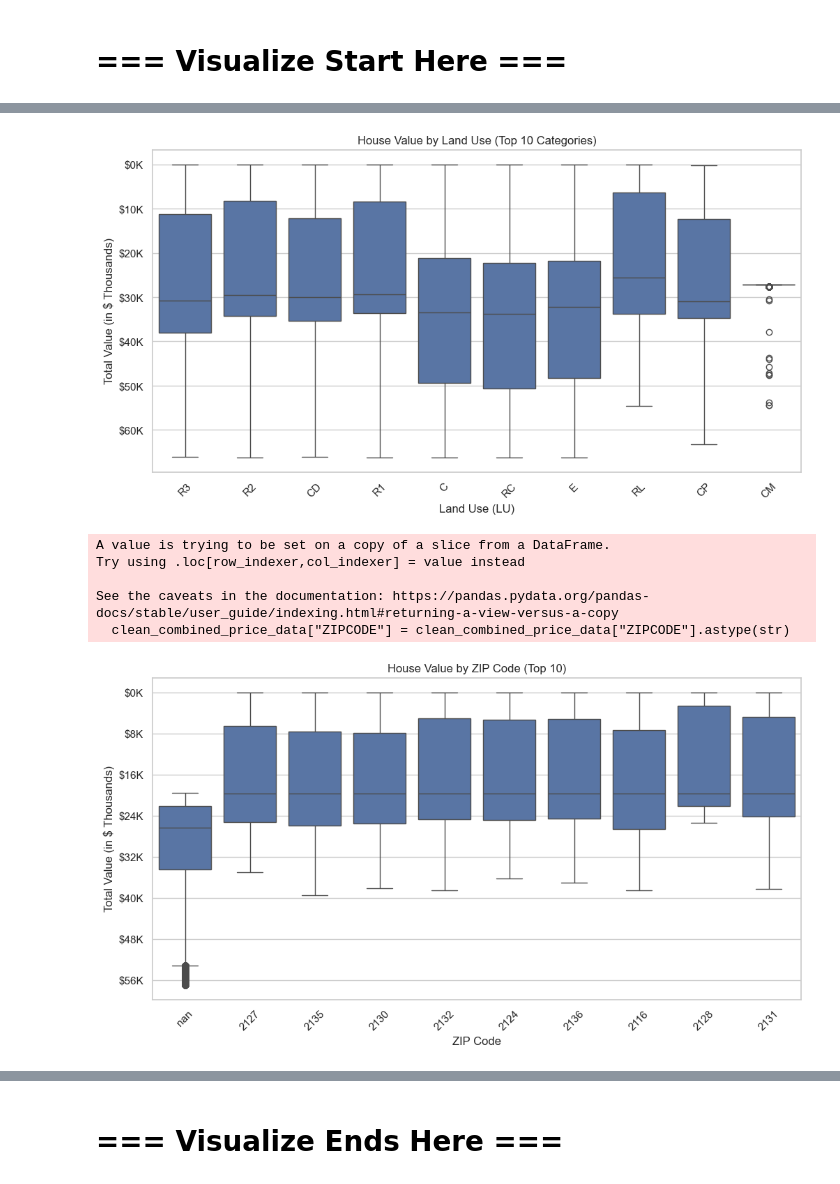
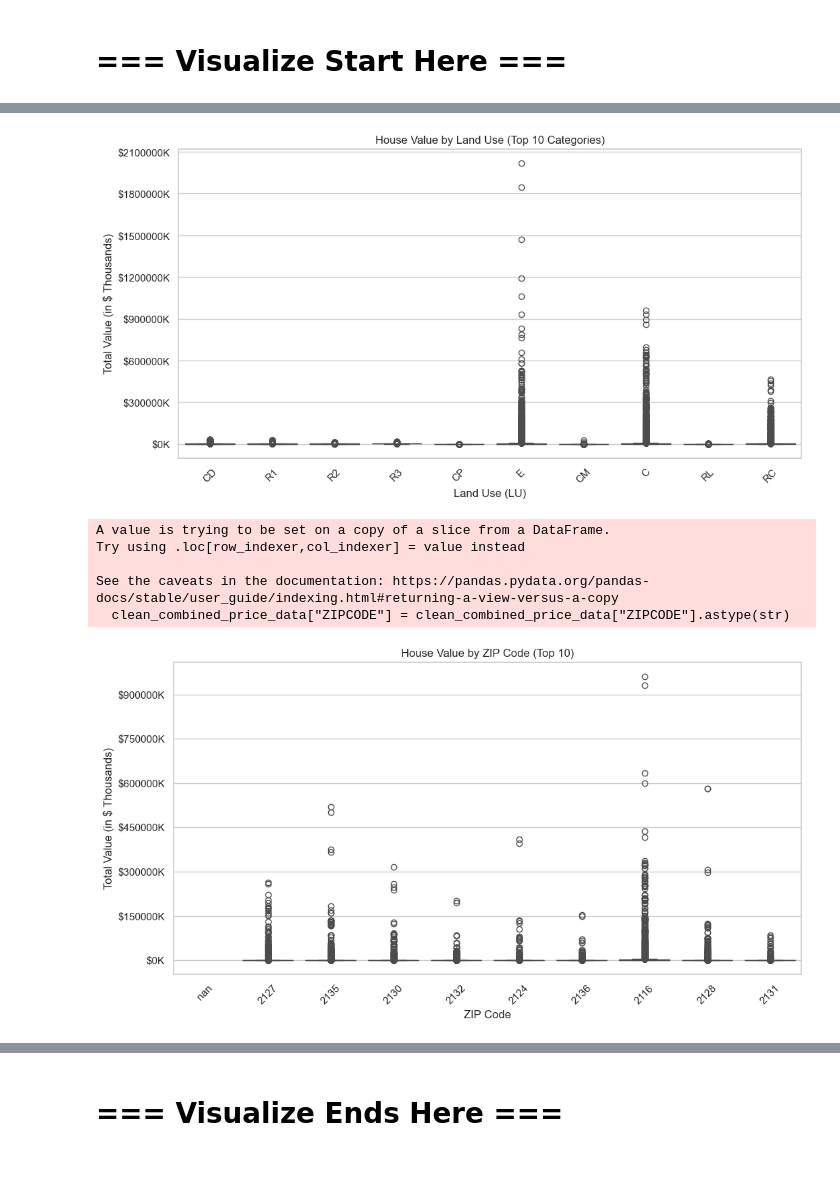
Before and after one commit to HarshaBeth/Boston-Area-Price-and-Crime-Prediction, a Jupyter notebook: backend/notebooks/price_prediction_model.ipynb, the cells around one changed output, grey strips where cells are left out. Cells and saved outputs as stored; diff of their text form; code cells hidden in the pictures.

Commit message:
Data cleaning and Regression model pipeline built

```diff
--- a/backend/notebooks/price_prediction_model.ipynb
+++ b/backend/notebooks/price_prediction_model.ipynb
@@ -84,3 +76,9 @@ Cleaned combined dataset shape:  (528732, 139)
 # %%
-print("These are all the columns: \n", clean_combined_price_data.columns)
+cols = list(clean_combined_price_data.columns)
+with open("clean_combined_price_data_columns.txt", "w", encoding="utf-8") as f:
+    f.write("These are all the columns:\n")
+    for c in cols:
+        f.write(f"{c}\n")
+
+print(f"Wrote {len(cols)} columns to clean_combined_price_data_columns.txt")
 # %% [output]
@@ -104,0 +106,2 @@ Index(['PID', 'CM_ID', 'ST_NUM', 'ST_NAME', 'ST_NAME_SUF', 'UNIT_NUM',
+# %%
+clean_combined_price_data['TOTAL_VALUE'] = clean_combined_price_data['TOTAL_VALUE'].str.replace('$', '').str.replace(',', '').astype(float)
@@ -137,22 +138,22 @@ Sample values: [' $9,252.42 ' ' $9,761.94 ' ' $9,448.12 ' ' $8,964.08 ' ' $8,936
 # %%
 import matplotlib.ticker as mtick
 
 plt.figure(figsize=(12,6))
 top_lu = clean_combined_price_data["LU"].value_counts().head(10).index
 subset = clean_combined_price_data[clean_combined_price_data["LU"].isin(top_lu)]
 
-sns.boxplot(x="LU", y="TOTAL_VALUE", data=subset)
+sns.boxplot(x="LU", y="TOTAL_VALUE", data=subset, order=top_lu)
 plt.title("House Value by Land Use (Top 10 Categories)")
 plt.xlabel("Land Use (LU)")
 plt.ylabel("Total Value (in $ Thousands)")
 plt.xticks(rotation=45)
 ax = plt.gca()
 ax.yaxis.set_major_formatter(mtick.FuncFormatter(lambda x, _: f'${x/1e3:.0f}K'))
 ax.yaxis.set_major_locator(mtick.MaxNLocator(8))
 
 plt.show()
 # %% [output]
-[figure, old version]
+[figure, new version]
 # %%
 plt.figure(figsize=(12,6))
 
@@ -176,7 +177,7 @@ Try using .loc[row_indexer,col_indexer] = value instead
 
 See the caveats in the documentation: https://pandas.pydata.org/pandas-docs/stable/user_guide/indexing.html#returning-a-view-versus-a-copy
   clean_combined_price_data["ZIPCODE"] = clean_combined_price_data["ZIPCODE"].astype(str)
-[figure, old version]
+[figure, new version]
 # %%
 import matplotlib.pyplot as plt
 import seaborn as sns
```
Also changed, not shown: parts of 25 cells of this notebook, 4 other files.
